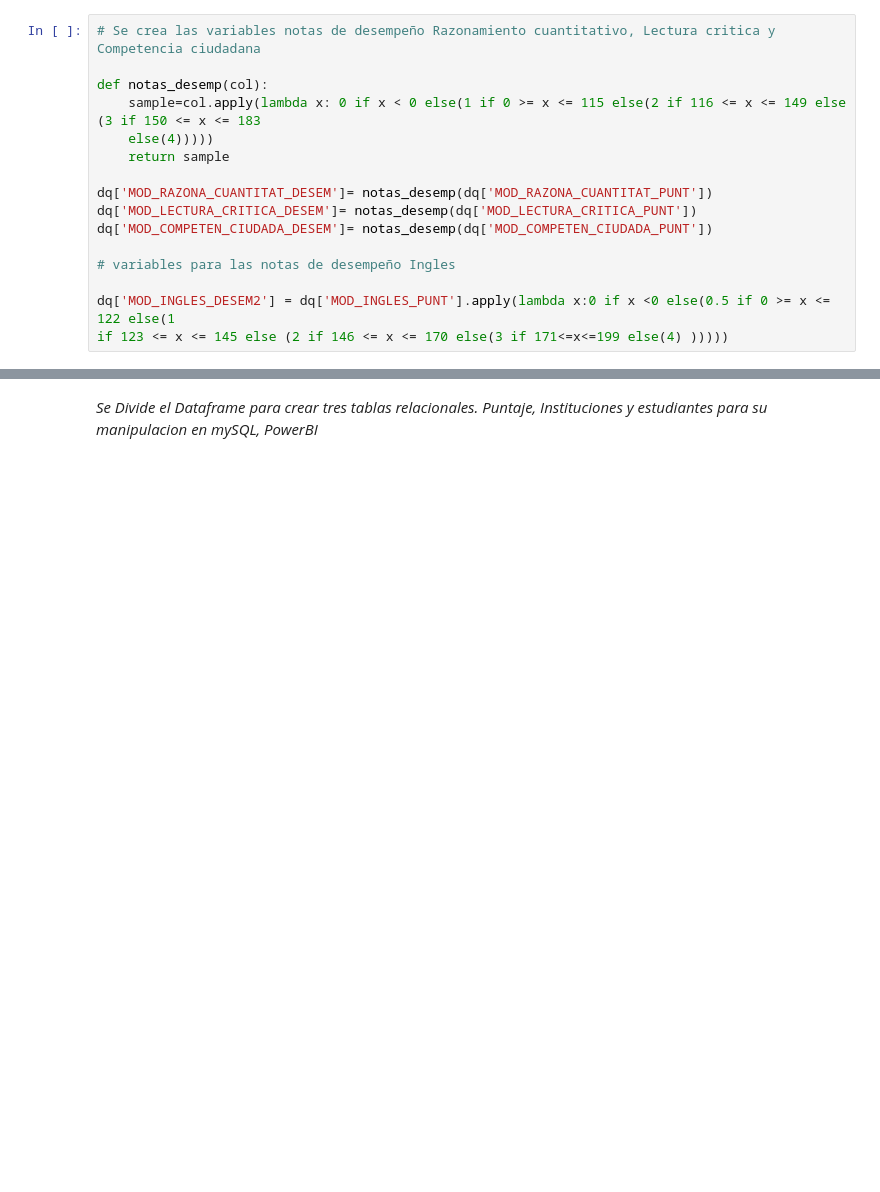
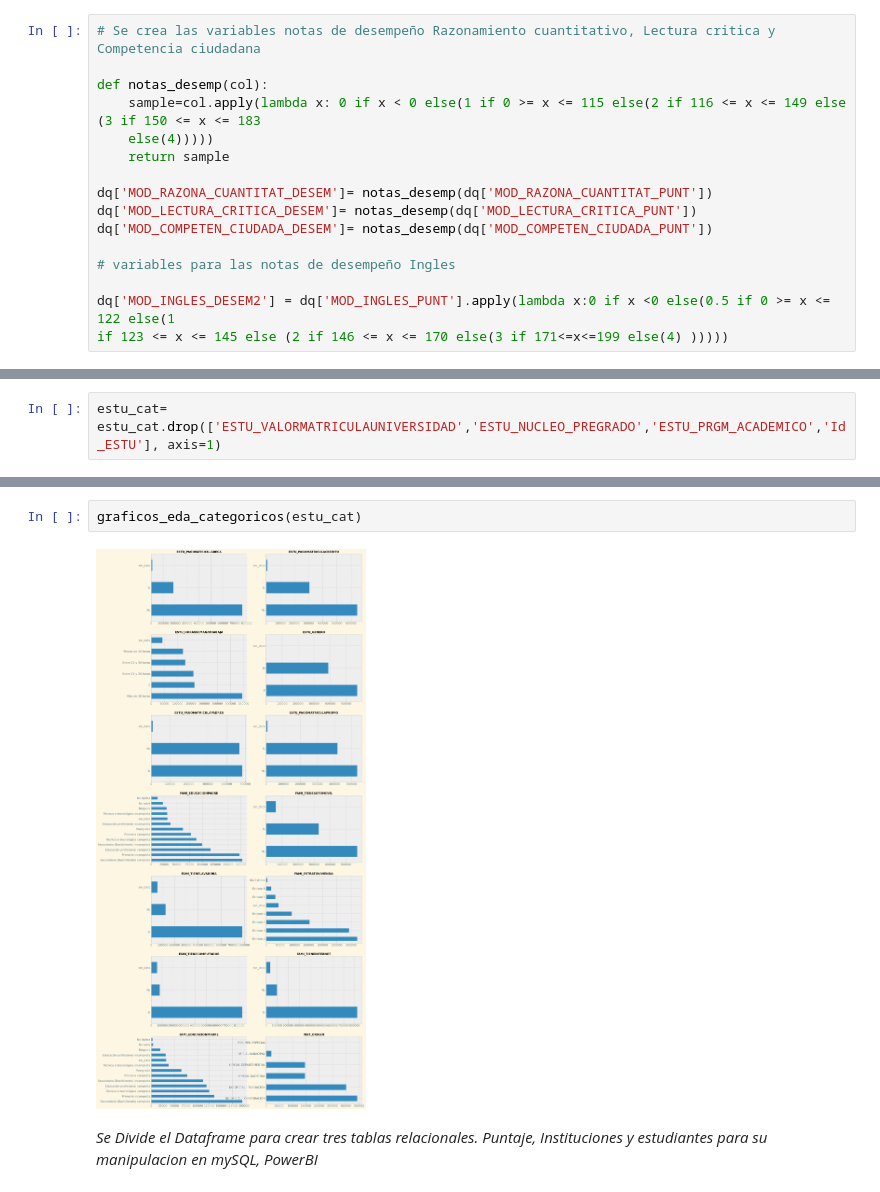
Before and after one commit to jospinoponce/PruebasSaberPro_Colombia, a Jupyter notebook: EDA.ipynb, the cells around one changed output, grey strips where cells are left out. Saved outputs shown, nothing was run; the diff lists cells and outputs as text; blank space fills up the shorter version.

```diff
--- a/EDA.ipynb
+++ b/EDA.ipynb
@@ -211,0 +264,2 @@ if 123 <= x <= 145 else (2 if 146 <= x <= 170 else(3 if 171<=x<=199 else(4) ))))
+# %%
+estu_cat= estu_cat.drop(['ESTU_VALORMATRICULAUNIVERSIDAD','ESTU_NUCLEO_PREGRADO','ESTU_PRGM_ACADEMICO','Id_ESTU'], axis=1)
@@ -212,3 +284,7 @@ if 123 <= x <= 145 else (2 if 146 <= x <= 170 else(3 if 171<=x<=199 else(4) ))))
+# %%
+graficos_eda_categoricos(estu_cat)
+# %% [output]
+[figure, added]
 # %% [markdown]
 *Se Divide el Dataframe para crear tres tablas relacionales. Puntaje, Instituciones y estudiantes para su manipulacion en mySQL, PowerBI*
 # %%
```
Also changed, not shown: parts of 11 cells of this notebook, 1 other file.
